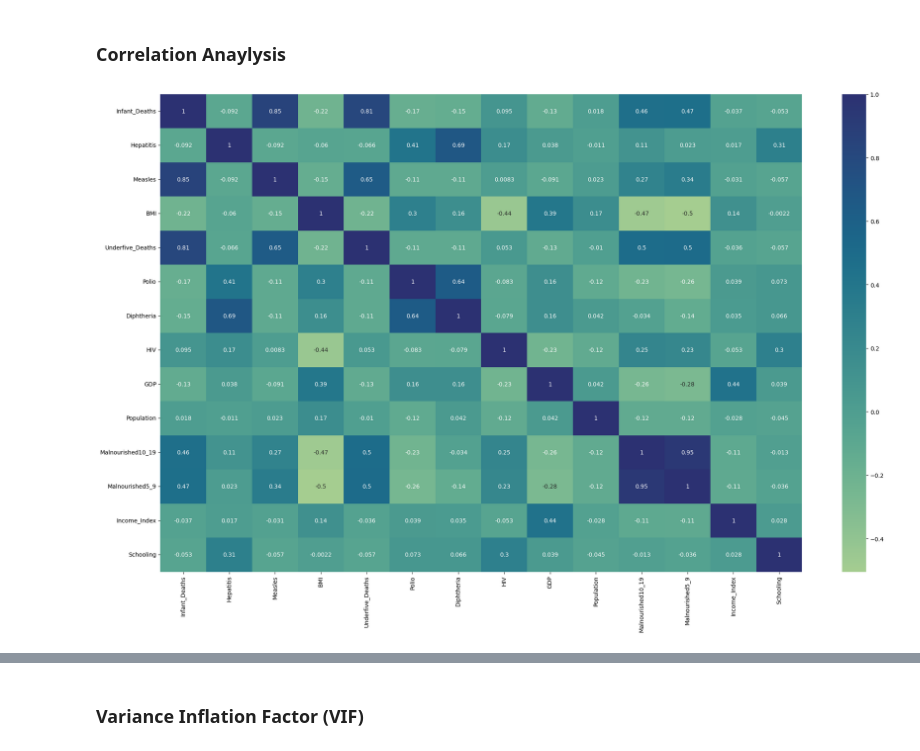
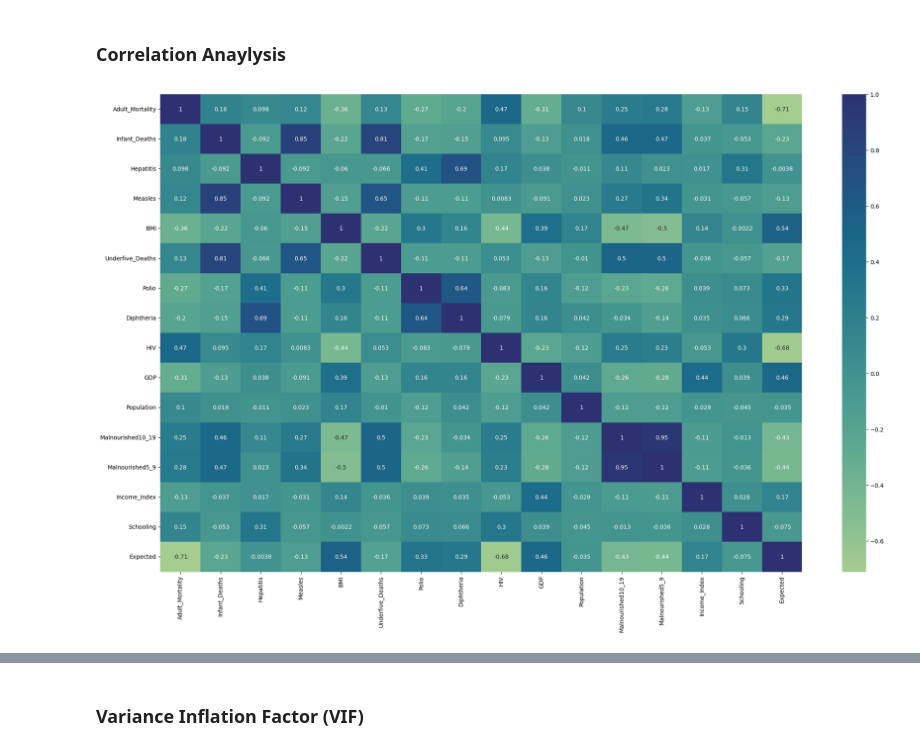
Before and after one commit to vinaykumargummadi/Data-Science-Projects, a Jupyter notebook: MicroProject and Assignment/VinayKumarG_Graded_assigment.ipynb, the cells around one changed output, grey strips where cells are left out. Drawn from its saved outputs; the diff is of its cells as text; code cells hidden in the pictures.

```diff
--- a/MicroProject and Assignment/VinayKumarG_Graded_assigment.ipynb
+++ b/MicroProject and Assignment/VinayKumarG_Graded_assigment.ipynb
@@ -223,9 +232,9 @@ df_features = df_numeric_scaled.drop(['Expected'],axis=1)
 df_target = df_numeric_scaled['Expected']
 # %%
 plt.figure(figsize=(25,15))
-sns.heatmap(df_features.iloc[:,1:].corr(),annot=True,fmt=".2g",cmap='crest')
+sns.heatmap(df.iloc[:,1:].corr(),annot=True,fmt=".2g",cmap='crest')
 plt.show()
 # %% [output]
-[figure, old version]
+[figure, new version]
 # %%
 plt.figure(figsize=(25,15))
```
Also changed, not shown: parts of 9 cells of this notebook, 2 other files.
